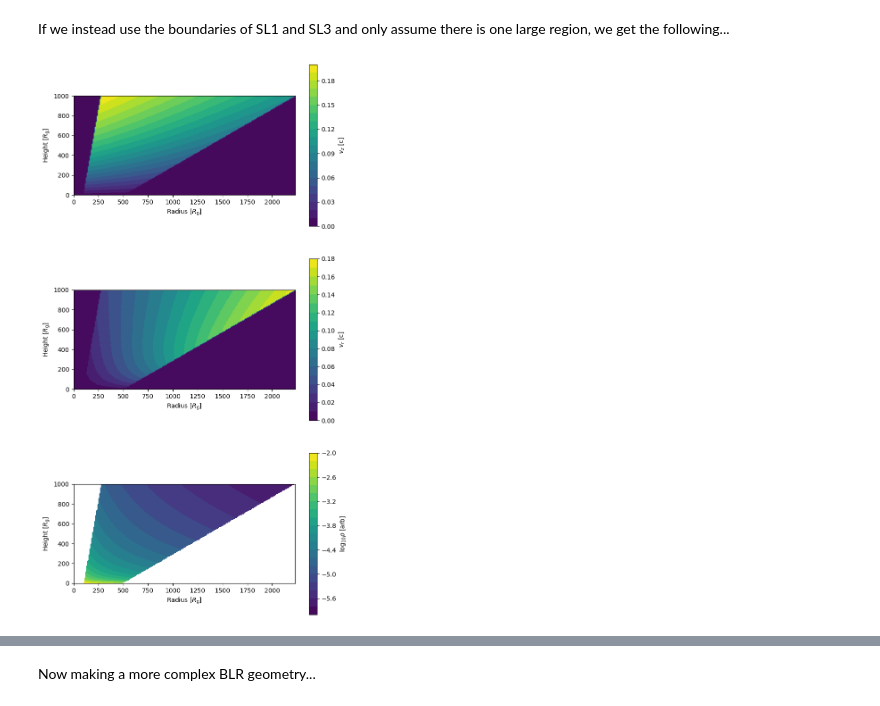
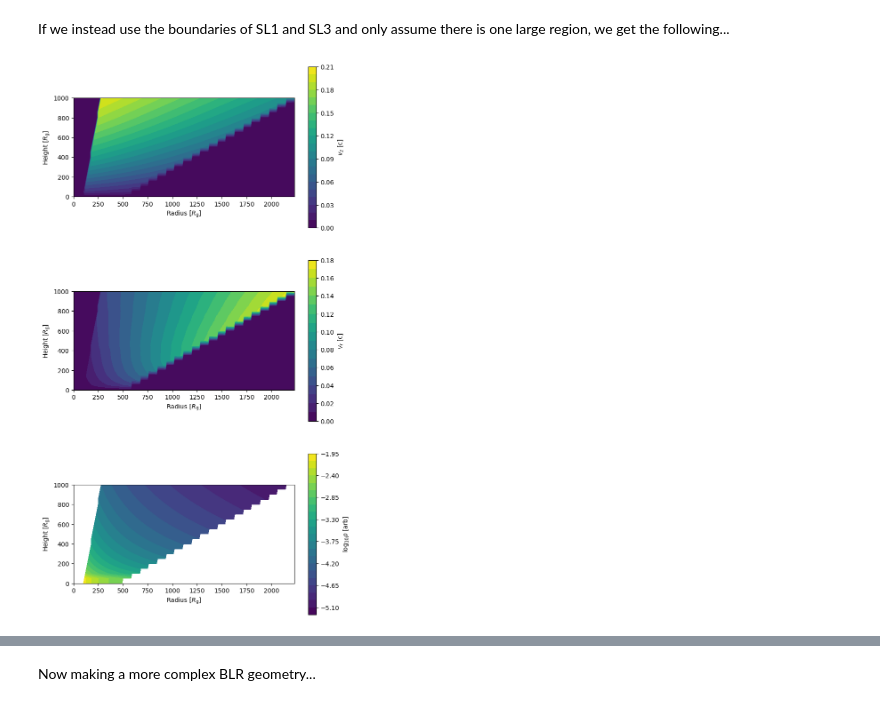
Before and after one commit to Henry-Best-01/Amoeba, a Jupyter notebook: amoeba/Notebooks/amoeba_blr_examples.ipynb, the cells around one changed output, grey strips where cells are left out. Saved outputs shown, nothing was run; the diff lists cells and outputs as text; code cells hidden in the pictures.

```diff
--- a/amoeba/Notebooks/amoeba_blr_examples.ipynb
+++ b/amoeba/Notebooks/amoeba_blr_examples.ipynb
@@ -285,12 +285,12 @@ sl_3_char_dist = 1000
 sl_3_asy_vel = 0.3
 
 testingBLR = BroadLineRegion(
-    smbh_mass_exp, max_height, wavelength, redshift_source, radial_step=10
+    smbh_mass_exp, max_height, wavelength, redshift_source, radial_step=10, height_step=50
 )
 
-SL1 = Streamline(sl_1_rlaunch, sl_1_theta, zmax, sl_1_char_dist, sl_1_asy_vel)
-SL2 = Streamline(sl_2_rlaunch, sl_2_theta, zmax, sl_2_char_dist, sl_2_asy_vel)
-SL3 = Streamline(sl_3_rlaunch, sl_3_theta, zmax, sl_3_char_dist, sl_3_asy_vel)
+SL1 = Streamline(sl_1_rlaunch, sl_1_theta, zmax, sl_1_char_dist, sl_1_asy_vel, height_step=50)
+SL2 = Streamline(sl_2_rlaunch, sl_2_theta, zmax, sl_2_char_dist, sl_2_asy_vel, height_step=50)
+SL3 = Streamline(sl_3_rlaunch, sl_3_theta, zmax, sl_3_char_dist, sl_3_asy_vel, height_step=50)
 
 testingBLR.add_streamline_bounded_region(SL1, SL2)
 testingBLR.add_streamline_bounded_region(SL2, SL3)
@@ -348,34 +348,34 @@ plt.show()
 If we instead use the boundaries of SL1 and SL3 and only assume there is one large region, we get the following...
 # %%
 alt_BLR = BroadLineRegion(
-    smbh_mass_exp, max_height, wavelength, redshift_source, radial_step=10
+    smbh_mass_exp, max_height, wavelength, redshift_source, radial_step=10, height_step=50
 )
 alt_BLR.add_streamline_bounded_region(SL1, SL3)
 
 R, Z = np.meshgrid(alt_BLR.radii_values, alt_BLR.height_values)
 
 fig, ax = plt.subplots(3, figsize=(8, 16))
 conts = ax[0].contourf(R, Z, (alt_BLR.z_velocity_grid.T), 20)
 ax[1].set_xlabel(r"Radius [$R_{\rm g}$]")
 ax[0].set_ylabel(r"Height [$R_{\rm g}$]")
 ax[1].set_ylabel(r"Height [$R_{\rm g}$]")
 ax[2].set_ylabel(r"Height [$R_{\rm g}$]")
 cbar = plt.colorbar(conts, ax=ax[0], label=r"$v_{z}$ [c]")
 
 conts2 = ax[1].contourf(R, Z, (alt_BLR.r_velocity_grid.T), 20)
 ax[2].set_xlabel(r"Radius [$R_{\rm g}$]")
 cbar2 = plt.colorbar(conts2, ax=ax[1], label=r"$v_{r}$ [c]")
 
 
 conts3 = ax[2].contourf(R, Z, np.log10(alt_BLR.density_grid.T), 20)
 ax[0].set_xlabel(r"Radius [$R_{\rm g}$]")
 cbar3 = plt.colorbar(conts3, ax=ax[2], label=r"log$_{10} \rho$ [arb]")
 ax[0].set_aspect(1)
 ax[1].set_aspect(1)
 ax[2].set_aspect(1)
 plt.show()
 # %% [output]
-[figure, old version]
+[figure, new version]
 # %%
 scattering_TF_alt = alt_BLR.calculate_blr_scattering_transfer_function(inc_ang)
 # %%
```
Also changed, not shown: parts of 18 cells of this notebook, 17 other files.
